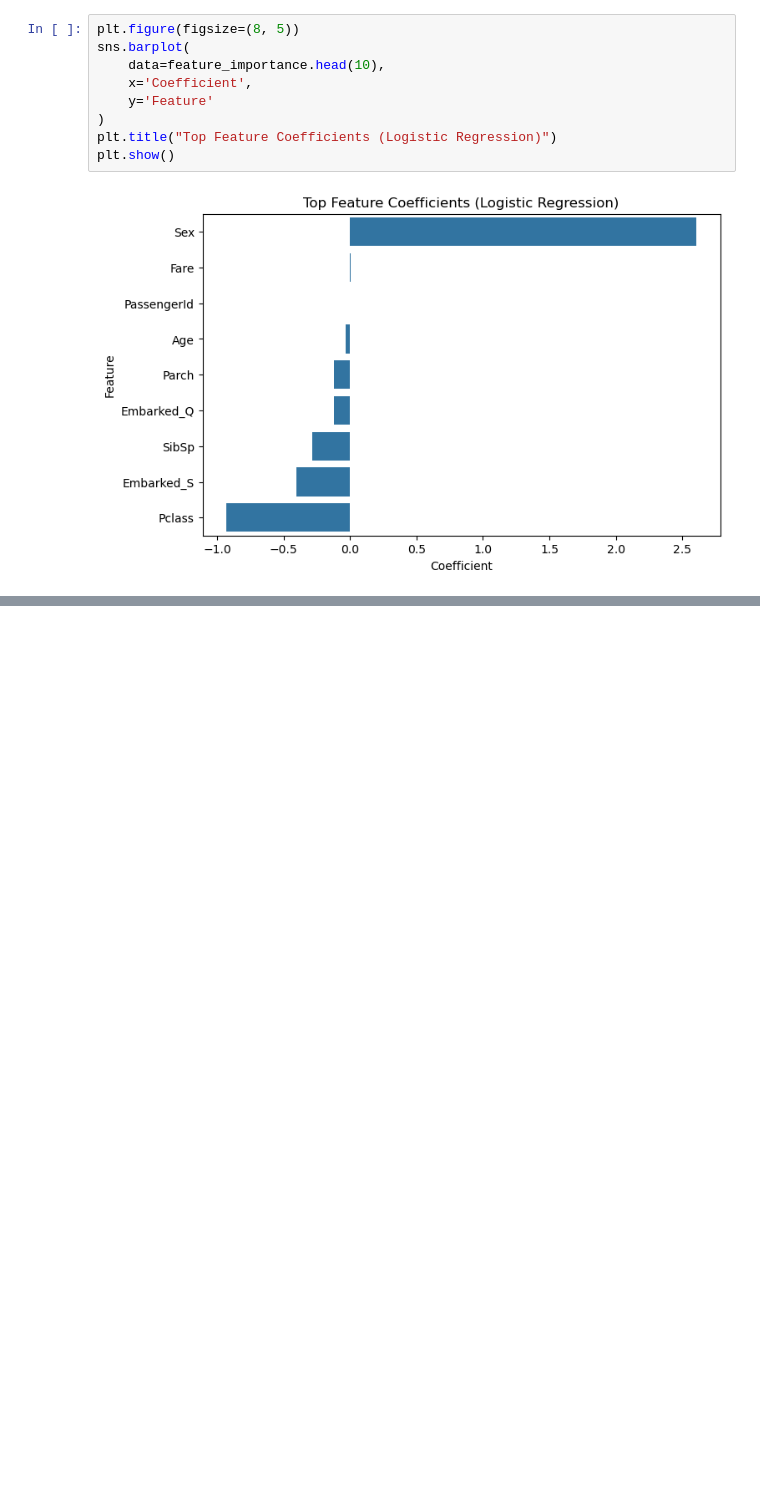
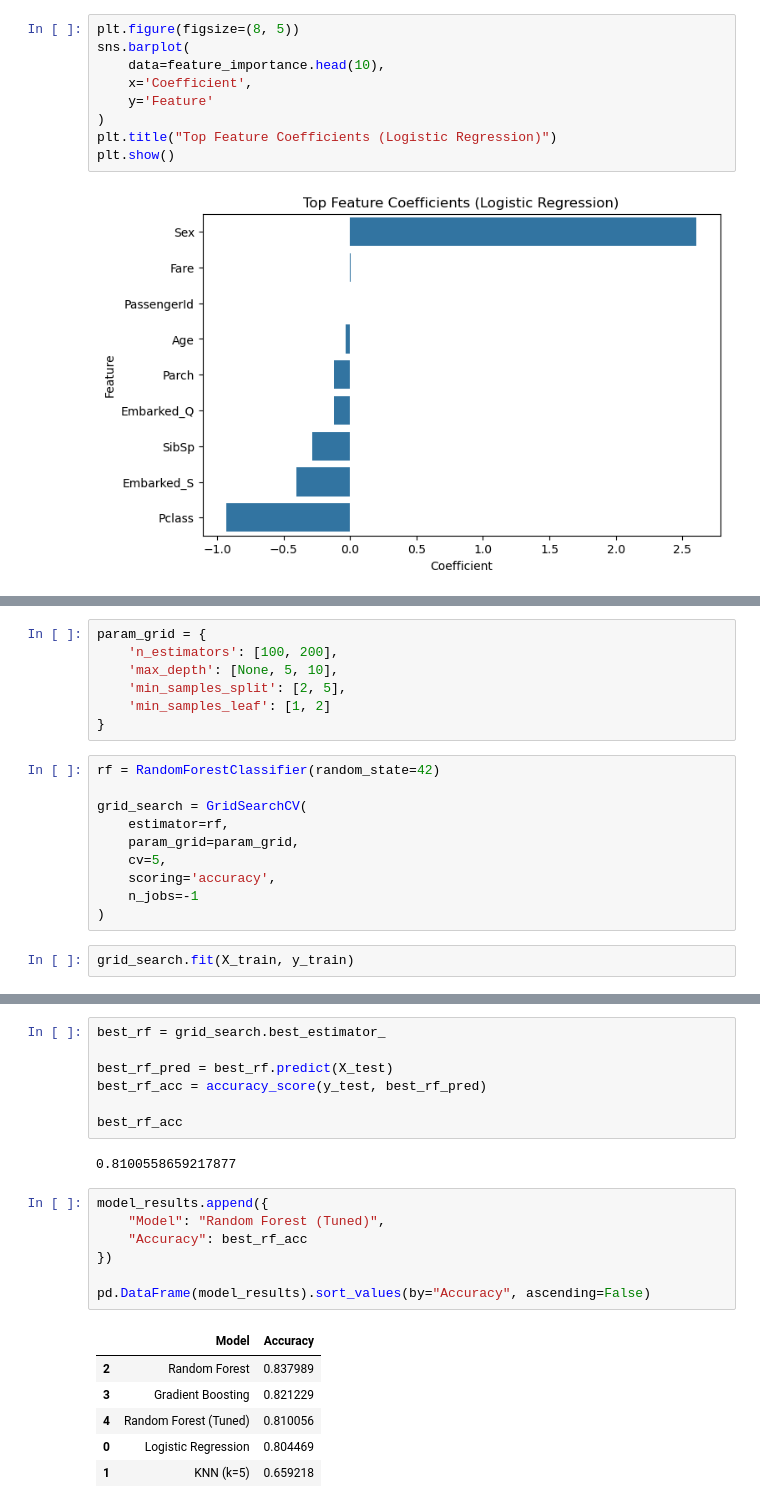
Before and after one commit to Rajeshwari05-V/titanic-survival-predictor, a Jupyter notebook: notebooks/titanic_full_pipeline.ipynb, the cells around one changed output, grey strips where cells are left out. Saved outputs shown, nothing was run; the diff lists cells and outputs as text; blank space fills up the shorter version.

```diff
--- a/notebooks/titanic_full_pipeline.ipynb
+++ b/notebooks/titanic_full_pipeline.ipynb
@@ -199,0 +310,19 @@ plt.show()
+# %%
+param_grid = {
+    'n_estimators': [100, 200],
+    'max_depth': [None, 5, 10],
+    'min_samples_split': [2, 5],
+    'min_samples_leaf': [1, 2]
+}
+# %%
+rf = RandomForestClassifier(random_state=42)
+
+grid_search = GridSearchCV(
+    estimator=rf,
+    param_grid=param_grid,
+    cv=5,
+    scoring='accuracy',
+    n_jobs=-1
+)
+# %%
+grid_search.fit(X_train, y_train)
@@ -199,0 +342,23 @@ plt.show()
+# %%
+best_rf = grid_search.best_estimator_
+
+best_rf_pred = best_rf.predict(X_test)
+best_rf_acc = accuracy_score(y_test, best_rf_pred)
+
+best_rf_acc
+# %% [output]
+0.8100558659217877
+# %%
+model_results.append({
+    "Model": "Random Forest (Tuned)",
+    "Accuracy": best_rf_acc
+})
+
+pd.DataFrame(model_results).sort_values(by="Accuracy", ascending=False)
+# %% [output]
+|  | Model | Accuracy |
+| 2 | Random Forest | 0.837989 |
+| 3 | Gradient Boosting | 0.821229 |
+| 4 | Random Forest (Tuned) | 0.810056 |
+| 0 | Logistic Regression | 0.804469 |
+| 1 | KNN (k=5) | 0.659218 |
```
Also changed, not shown: parts of 16 cells of this notebook.
